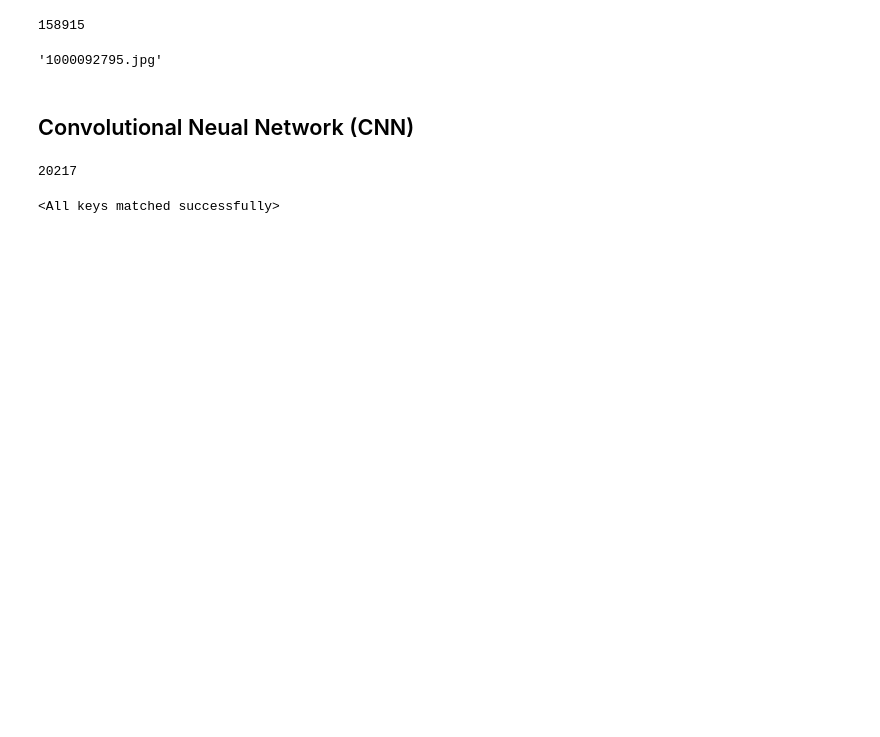
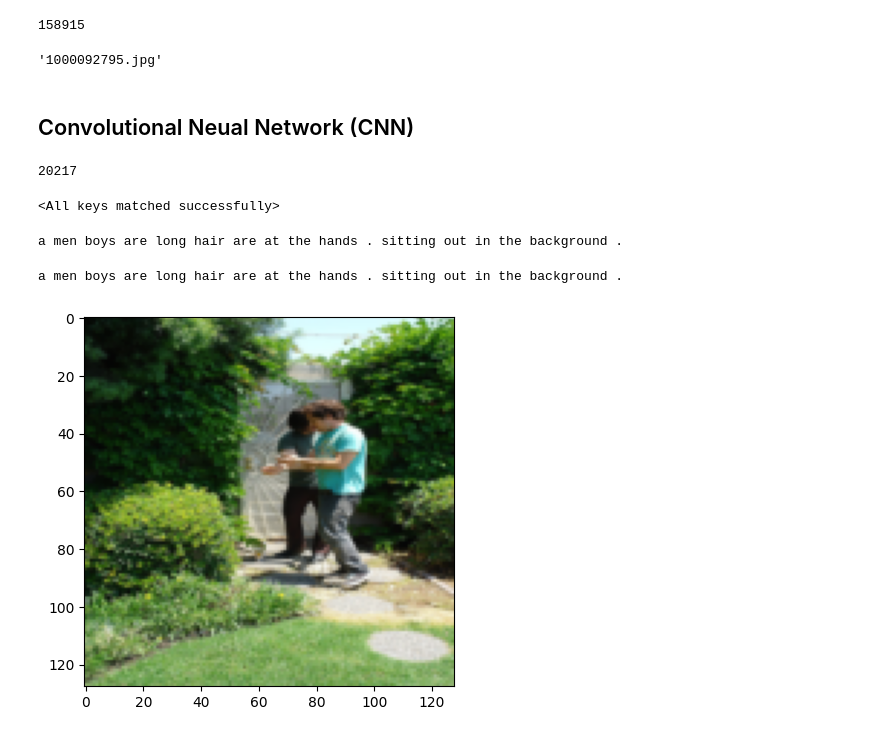
Before and after one commit to shaheriar/Image-Captioning-AI, a Jupyter notebook: CS228FinalProject.ipynb, the cells around one changed output. Drawn from its saved outputs; the diff is of its cells as text; code cells hidden in the pictures; blank space fills up the shorter version.

```diff
--- a/CS228FinalProject.ipynb
+++ b/CS228FinalProject.ipynb
@@ -263,3 +258,32 @@ def training():
 model.load_state_dict(torch.load('/content/drive/MyDrive/ImageCaptioningDataset/model_path.pt'), strict=False)
 # %% [output]
 <All keys matched successfully>
+# %%
+normal_image = dataset[0][0]
+image = dataset[0][0].unsqueeze(0)
+caption = dataset[0][1].unsqueeze(0)
+image = image.to(device)
+caption = caption.to(device)
+# %%
+model.eval()
+with torch.no_grad():
+  outputs = model(image,caption)
+  _,preds = torch.max(outputs,2)
+# %%
+translated_preds = []
+for _,num in enumerate(preds[0]):
+  idx = num.item()
+  if idx != 20216:
+    translated_preds.append(dataset.vocab.lookup_token(idx))
+
+pred_caption = ' '.join(translated_preds)
+print(pred_caption)
+# %% [output]
+a men boys are long hair are at the hands . sitting out in the background .
+# %%
+plt.figure()
+plt.imshow(normal_image.permute(1, 2, 0))
+print(pred_caption)
+# %% [output]
+a men boys are long hair are at the hands . sitting out in the background .
+[figure, added]
```
Also changed, not shown: parts of 3 cells of this notebook.
